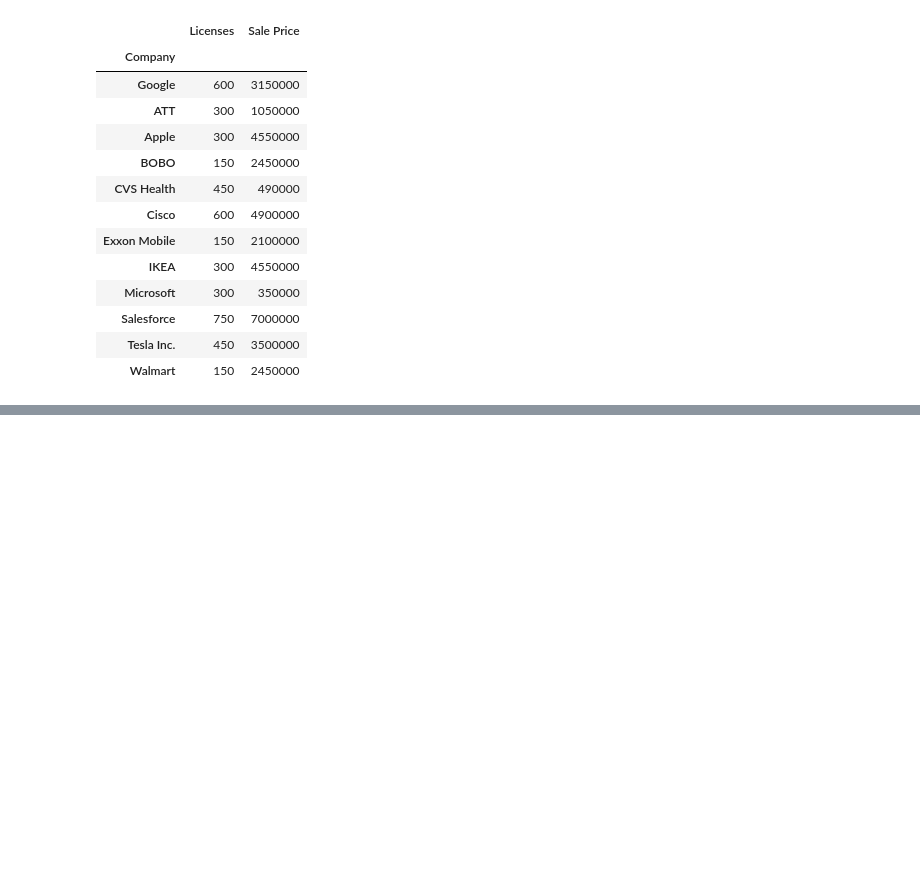
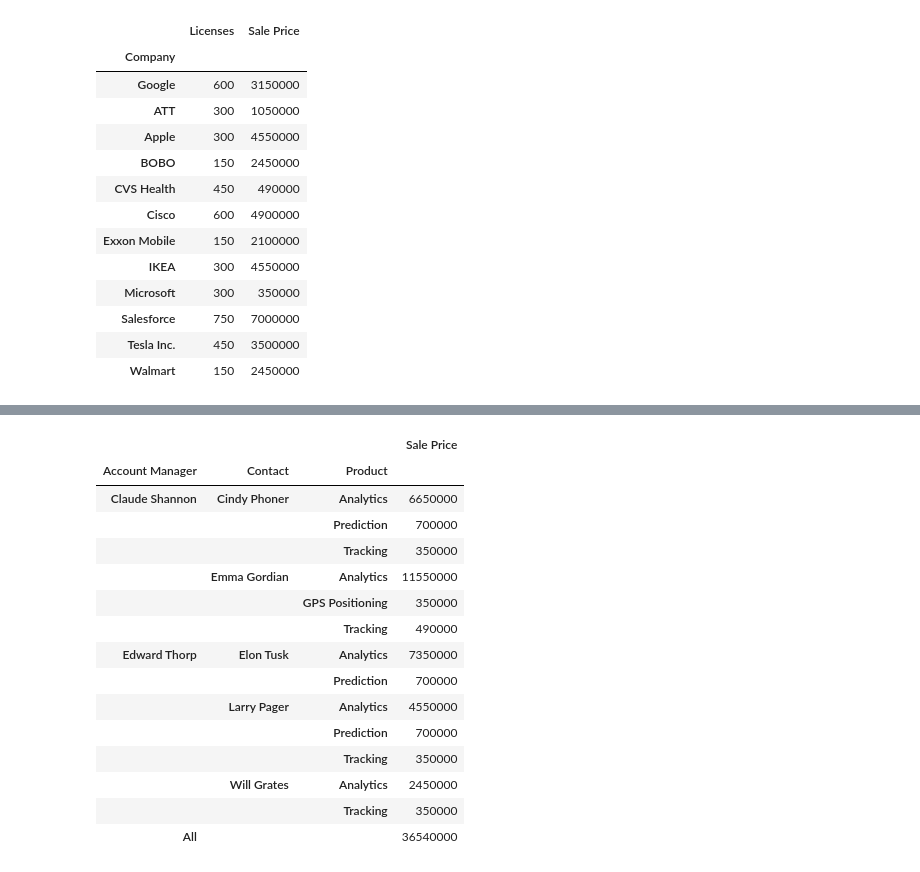
Before and after one commit to dailycodeminskole/9AM_DS_FEB2024, a Jupyter notebook: 25_Pivot_pandas.ipynb, the cells around one changed output, grey strips where cells are left out. Cells and saved outputs as stored; diff of their text form; code cells hidden in the pictures; blank space fills up the shorter version.

```diff
--- a/25_Pivot_pandas.ipynb
+++ b/25_Pivot_pandas.ipynb
@@ -188,2 +239,21 @@ pd.pivot_table(data=df,index='Company',values=['Licenses','Sale Price'], aggfunc
 # %%
 # rearranging the index and columns for more readability
+# %%
+pd.pivot_table(data=df,index=['Account Manager','Contact','Product'],values=['Sale Price'],aggfunc='sum',fill_value=0,margins=True)
+# %% [output]
+|  |  |  | Sale Price |
+| Account Manager | Contact | Product |  |
+| Claude Shannon | Cindy Phoner | Analytics | 6650000 |
+|  |  | Prediction | 700000 |
+|  |  | Tracking | 350000 |
+|  | Emma Gordian | Analytics | 11550000 |
+|  |  | GPS Positioning | 350000 |
+|  |  | Tracking | 490000 |
+| Edward Thorp | Elon Tusk | Analytics | 7350000 |
+|  |  | Prediction | 700000 |
+|  | Larry Pager | Analytics | 4550000 |
+|  |  | Prediction | 700000 |
+|  |  | Tracking | 350000 |
+|  | Will Grates | Analytics | 2450000 |
+|  |  | Tracking | 350000 |
+| All |  |  | 36540000 |
```
Also changed, not shown: parts of 5 cells of this notebook.
